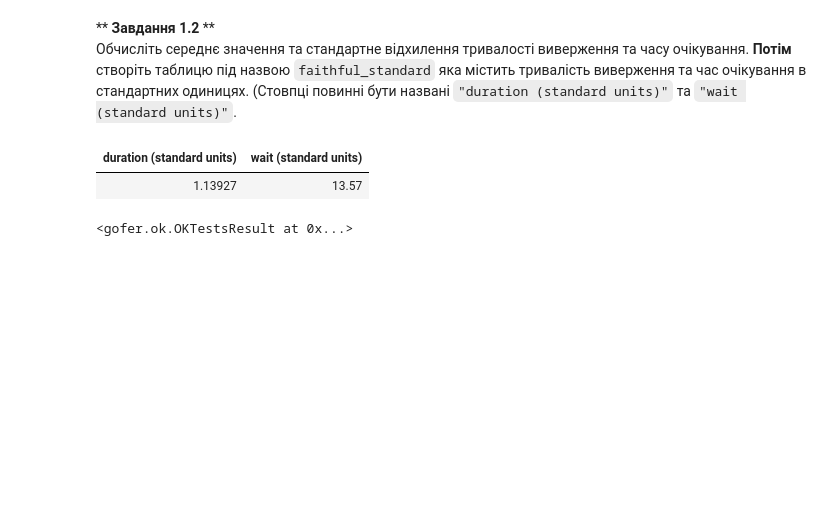
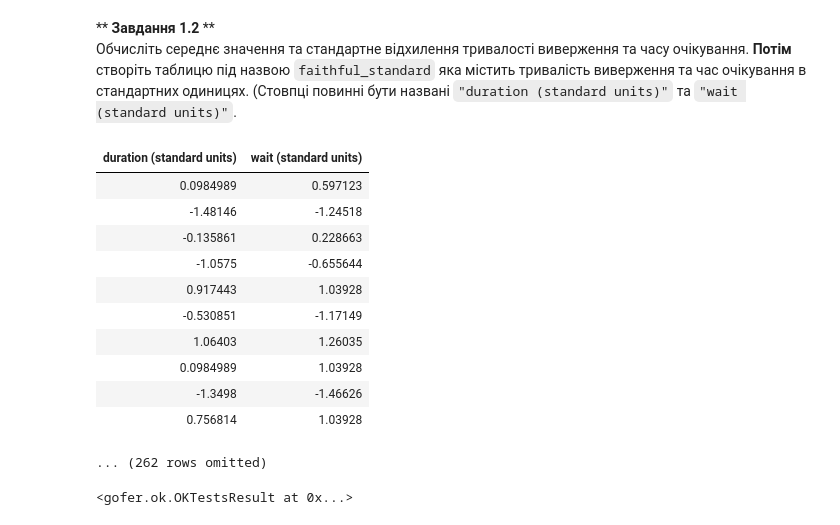
Before and after one commit to MaksimShum/Practices, a Jupyter notebook: pr2_4.ipynb, the cells around one changed output. Saved outputs shown, nothing was run; the diff lists cells and outputs as text; code cells hidden in the pictures; blank space fills up the shorter version.

```diff
--- a/pr2_4.ipynb
+++ b/pr2_4.ipynb
@@ -93,16 +93,26 @@ faithful.scatter('duration', 'wait')
 # %%
 duration_mean = np.mean(faithful.column(0))
 duration_std = np.std(faithful.column(0))
 wait_mean = np.mean(faithful.column(1))
 wait_std = np.std(faithful.column(1))
 
 faithful_standard = Table().with_columns(
-    "duration (standard units)", (faithful.column('durationduration_mean-duration_std,
-    "wait (standard units)", wait_std)
+    "duration (standard units)", (faithful.column('duration') - duration_mean)/duration_std,
+    "wait (standard units)", (faithful.column('wait') - wait_mean)/wait_std)
 faithful_standard
 # %% [output]
 | duration (standard units) | wait (standard units) |
-| 1.13927 | 13.57 |
+| 0.0984989 | 0.597123 |
+| -1.48146 | -1.24518 |
+| -0.135861 | 0.228663 |
+| -1.0575 | -0.655644 |
+| 0.917443 | 1.03928 |
+| -0.530851 | -1.17149 |
+| 1.06403 | 1.26035 |
+| 0.0984989 | 1.03928 |
+| -1.3498 | -1.46626 |
+| 0.756814 | 1.03928 |
+... (262 rows omitted)
 # %%
 check('tests/q1_2.py')
 # %% [output]
```
Also changed, not shown: parts of 2 cells of this notebook.
